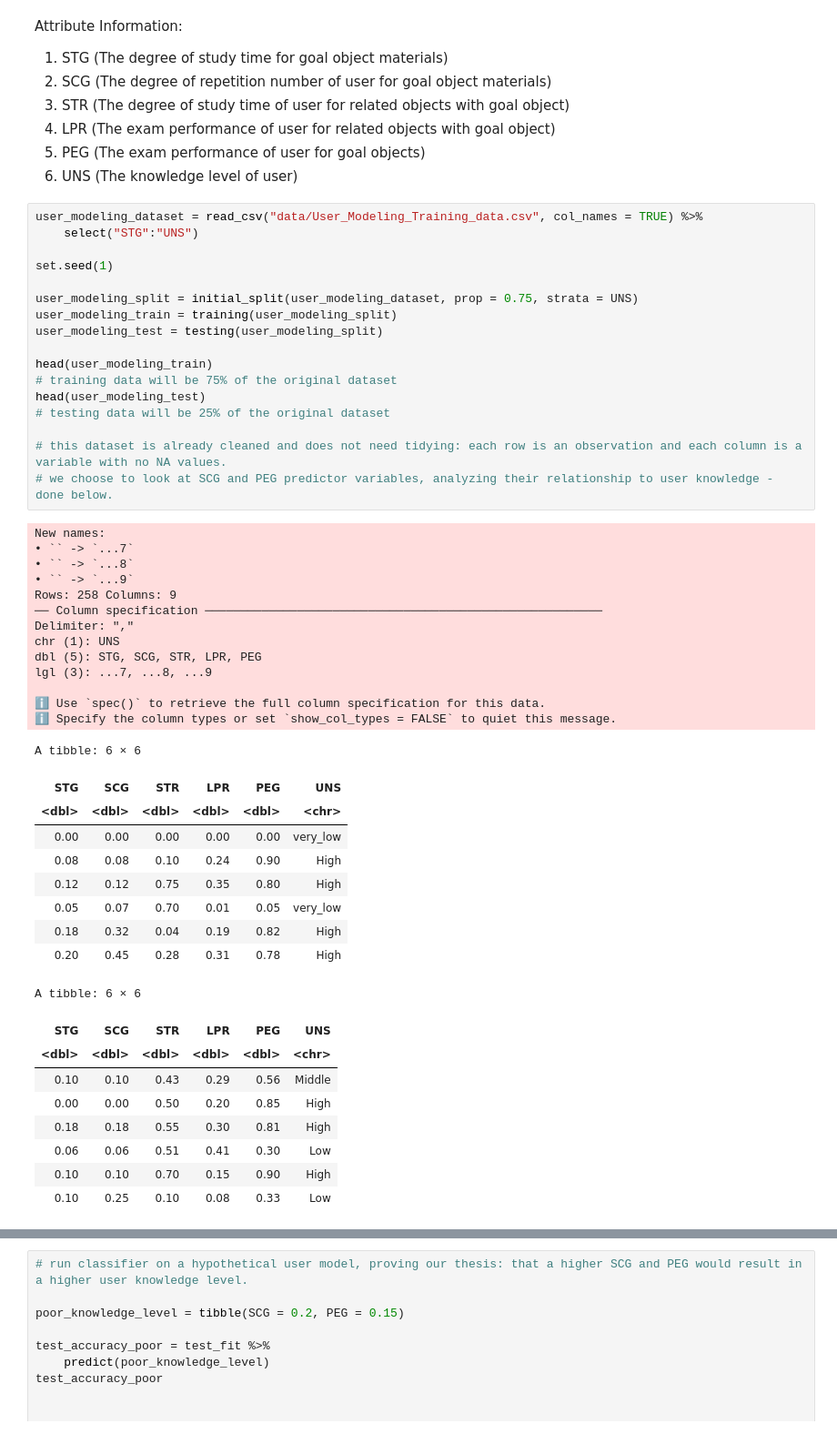
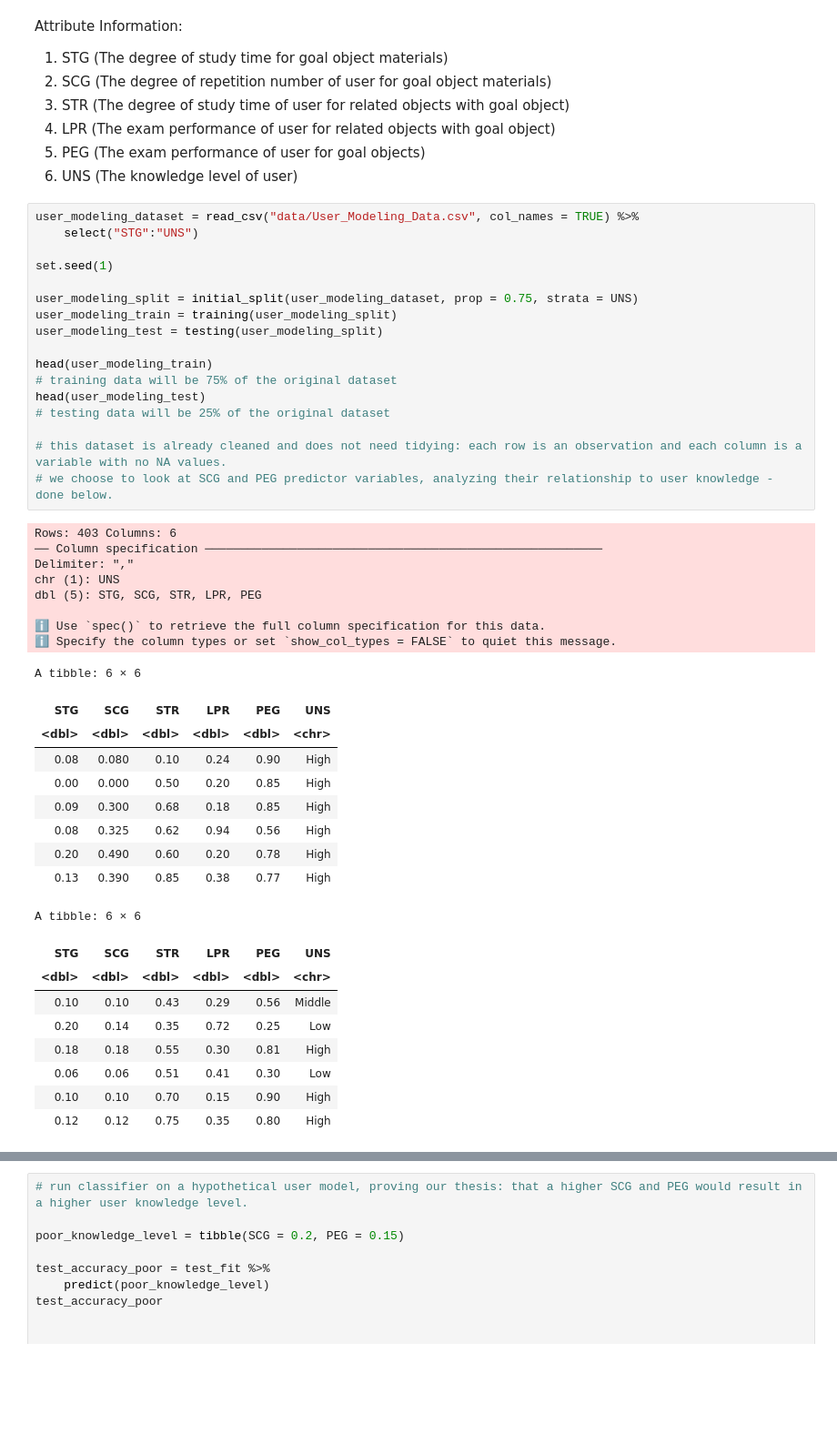
Before and after one commit to kellylee123/dsci-100-2022w1-group-41, a Jupyter notebook: Project_version_1.ipynb, the cells around one changed output, grey strips where cells are left out. Shown: that part at 91% size. Drawn from its saved outputs; the diff is of its cells as text; blank space fills up the shorter version.

```diff
--- a/Project_version_1.ipynb
+++ b/Project_version_1.ipynb
@@ -34,54 +34,49 @@ Attribute Information: <br>
 5) PEG (The exam performance of user for goal objects) <br>
 6) UNS (The knowledge level of user) <br>
 # %%
-user_modeling_dataset = read_csv("data/User_Modeling_Training_data.csv", col_names = TRUE) %>%
+user_modeling_dataset = read_csv("data/User_Modeling_Data.csv", col_names = TRUE) %>%
     select("STG":"UNS")
 
 set.seed(1)
 
 user_modeling_split = initial_split(user_modeling_dataset, prop = 0.75, strata = UNS)
 user_modeling_train = training(user_modeling_split)
 user_modeling_test = testing(user_modeling_split)
 
 head(user_modeling_train)
 # training data will be 75% of the original dataset
 head(user_modeling_test)
 # testing data will be 25% of the original dataset
 
 # this dataset is already cleaned and does not need tidying: each row is an observation and each column is a variable with no NA values.
 # we choose to look at SCG and PEG predictor variables, analyzing their relationship to user knowledge - done below.
 # %% [output]
-New names:
-• `` -> `...7`
-• `` -> `...8`
-• `` -> `...9`
-Rows: 258 Columns: 9
+Rows: 403 Columns: 6
 ── Column specification ────────────────────────────────────────────────────────
 Delimiter: ","
 chr (1): UNS
 dbl (5): STG, SCG, STR, LPR, PEG
-lgl (3): ...7, ...8, ...9
 
 ℹ Use `spec()` to retrieve the full column specification for this data.
 ℹ Specify the column types or set `show_col_types = FALSE` to quiet this message.
 A tibble: 6 × 6
 | STG | SCG | STR | LPR | PEG | UNS |
 | <dbl> | <dbl> | <dbl> | <dbl> | <dbl> | <chr> |
-| 0.00 | 0.00 | 0.00 | 0.00 | 0.00 | very_low |
-| 0.08 | 0.08 | 0.10 | 0.24 | 0.90 | High |
-| 0.12 | 0.12 | 0.75 | 0.35 | 0.80 | High |
-| 0.05 | 0.07 | 0.70 | 0.01 | 0.05 | very_low |
-| 0.18 | 0.32 | 0.04 | 0.19 | 0.82 | High |
-| 0.20 | 0.45 | 0.28 | 0.31 | 0.78 | High |
+| 0.08 | 0.080 | 0.10 | 0.24 | 0.90 | High |
+| 0.00 | 0.000 | 0.50 | 0.20 | 0.85 | High |
+| 0.09 | 0.300 | 0.68 | 0.18 | 0.85 | High |
+| 0.08 | 0.325 | 0.62 | 0.94 | 0.56 | High |
+| 0.20 | 0.490 | 0.60 | 0.20 | 0.78 | High |
+| 0.13 | 0.390 | 0.85 | 0.38 | 0.77 | High |
 A tibble: 6 × 6
 | STG | SCG | STR | LPR | PEG | UNS |
 | <dbl> | <dbl> | <dbl> | <dbl> | <dbl> | <chr> |
 | 0.10 | 0.10 | 0.43 | 0.29 | 0.56 | Middle |
-| 0.00 | 0.00 | 0.50 | 0.20 | 0.85 | High |
+| 0.20 | 0.14 | 0.35 | 0.72 | 0.25 | Low |
 | 0.18 | 0.18 | 0.55 | 0.30 | 0.81 | High |
 | 0.06 | 0.06 | 0.51 | 0.41 | 0.30 | Low |
 | 0.10 | 0.10 | 0.70 | 0.15 | 0.90 | High |
-| 0.10 | 0.25 | 0.10 | 0.08 | 0.33 | Low |
+| 0.12 | 0.12 | 0.75 | 0.35 | 0.80 | High |
 # %%
 UNS_tble <- user_modeling_train |>
                     group_by(UNS) |>
```
Also changed, not shown: parts of 10 cells of this notebook.
